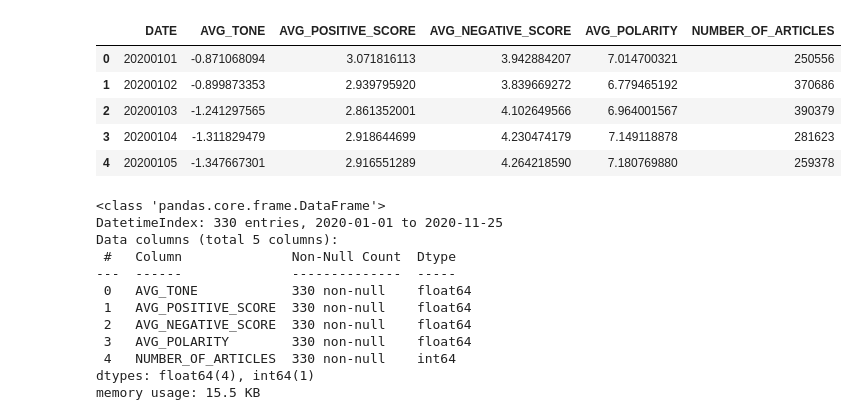
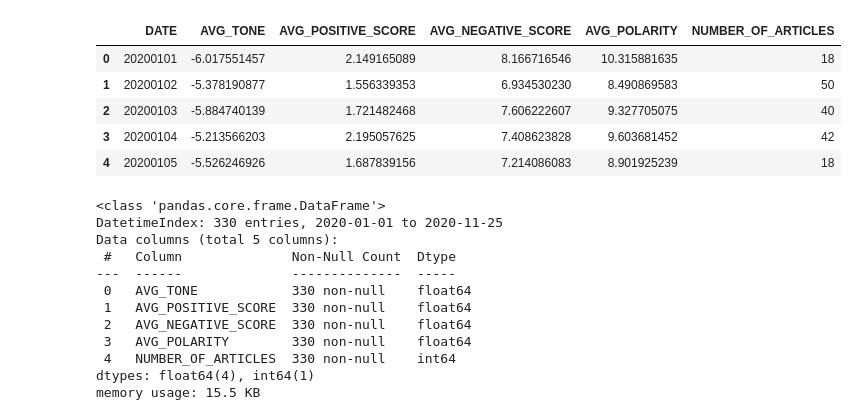
Before and after one commit to waijean/nlp_economics, a Jupyter notebook: correlation.ipynb, the cells around one changed output. Cells and saved outputs as stored; diff of their text form; code cells hidden in the pictures.

```diff
--- a/correlation.ipynb
+++ b/correlation.ipynb
@@ -6,18 +7,18 @@ sns.set()
 # %%
 client = bigquery.Client()
 
 query="""
-SELECT * from goldenfleece.sentiment.daily_sentiment_2020
+SELECT * from goldenfleece.sentiment.daily_sentiment_2020_covid_theme
 """
 tone_df = client.query(query).to_dataframe()
 tone_df.head()
 # %% [output]
 |  | DATE | AVG_TONE | AVG_POSITIVE_SCORE | AVG_NEGATIVE_SCORE | AVG_POLARITY | NUMBER_OF_ARTICLES |
-| 0 | 20200101 | -0.871068094 | 3.071816113 | 3.942884207 | 7.014700321 | 250556 |
-| 1 | 20200102 | -0.899873353 | 2.939795920 | 3.839669272 | 6.779465192 | 370686 |
-| 2 | 20200103 | -1.241297565 | 2.861352001 | 4.102649566 | 6.964001567 | 390379 |
-| 3 | 20200104 | -1.311829479 | 2.918644699 | 4.230474179 | 7.149118878 | 281623 |
-| 4 | 20200105 | -1.347667301 | 2.916551289 | 4.264218590 | 7.180769880 | 259378 |
+| 0 | 20200101 | -6.017551457 | 2.149165089 | 8.166716546 | 10.315881635 | 18 |
+| 1 | 20200102 | -5.378190877 | 1.556339353 | 6.934530230 | 8.490869583 | 50 |
+| 2 | 20200103 | -5.884740139 | 1.721482468 | 7.606222607 | 9.327705075 | 40 |
+| 3 | 20200104 | -5.213566203 | 2.195057625 | 7.408623828 | 9.603681452 | 42 |
+| 4 | 20200105 | -5.526246926 | 1.687839156 | 7.214086083 | 8.901925239 | 18 |
 # %%
 tone_df = tone_df.astype({"DATE":"datetime64", "AVG_TONE":float, "AVG_POSITIVE_SCORE":float, "AVG_NEGATIVE_SCORE":float, "AVG_POLARITY":float}).set_index("DATE")
 tone_df.info()
```
Also changed, not shown: parts of 17 cells of this notebook, 1 other file.
